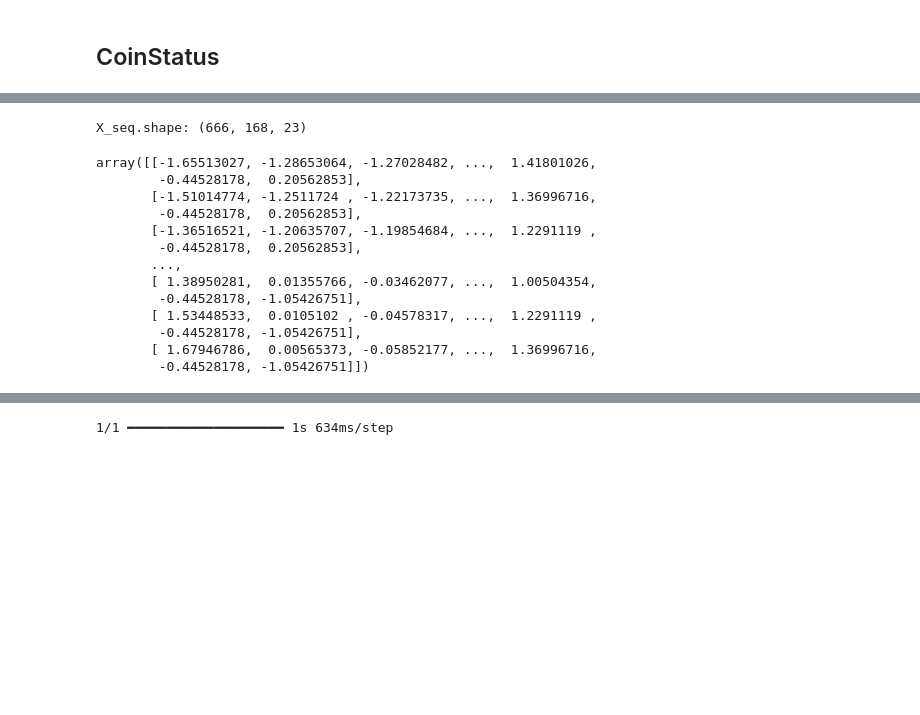
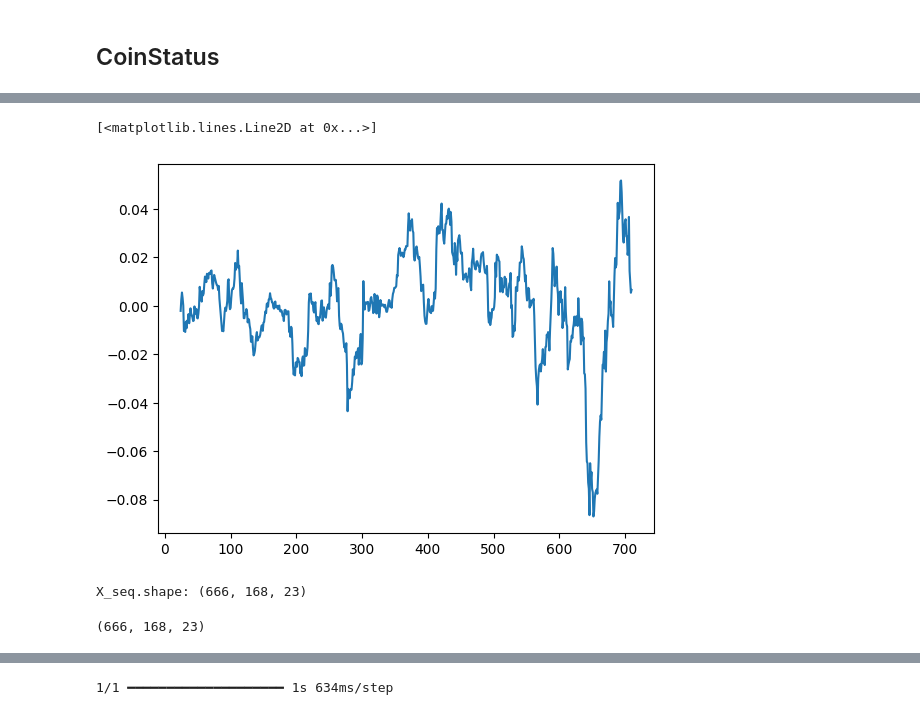
Before and after one commit to LaxmanGhadi/Crypto_bot, a Jupyter notebook: ModelFile/LSTM_File/API_TESTS.ipynb, the cells around one changed output, grey strips where cells are left out. Drawn from its saved outputs; the diff is of its cells as text; code cells hidden in the pictures; blank space fills up the shorter version.

```diff
--- a/ModelFile/LSTM_File/API_TESTS.ipynb
+++ b/ModelFile/LSTM_File/API_TESTS.ipynb
@@ -199,0 +286,5 @@ model = load_model("best_lstm_model_v2.keras", compile=False)
+# %%
+plt.plot(np.asarray(ready_data['CLOSE_PRICE'][-711:].pct_change(24)))
+# %% [output]
+[<matplotlib.lines.Line2D at 0x...>]
+[figure, added]
@@ -223,21 +309,9 @@ print("X_seq.shape:", X_seq.shape)
 # %% [output]
 X_seq.shape: (666, 168, 23)
 # %%
-X_seq[0]
+X_seq.shape
 # %% [output]
-array([[-1.65513027, -1.28653064, -1.27028482, ...,  1.41801026,
-        -0.44528178,  0.20562853],
-       [-1.51014774, -1.2511724 , -1.22173735, ...,  1.36996716,
-        -0.44528178,  0.20562853],
-       [-1.36516521, -1.20635707, -1.19854684, ...,  1.2291119 ,
-        -0.44528178,  0.20562853],
-       ...,
-       [ 1.38950281,  0.01355766, -0.03462077, ...,  1.00504354,
-        -0.44528178, -1.05426751],
-       [ 1.53448533,  0.0105102 , -0.04578317, ...,  1.2291119 ,
-        -0.44528178, -1.05426751],
-       [ 1.67946786,  0.00565373, -0.05852177, ...,  1.36996716,
-        -0.44528178, -1.05426751]])
+(666, 168, 23)
 # %%
 val = model.predict(X_seq)
 # %% [output]
```
Also changed, not shown: parts of 17 cells of this notebook.
